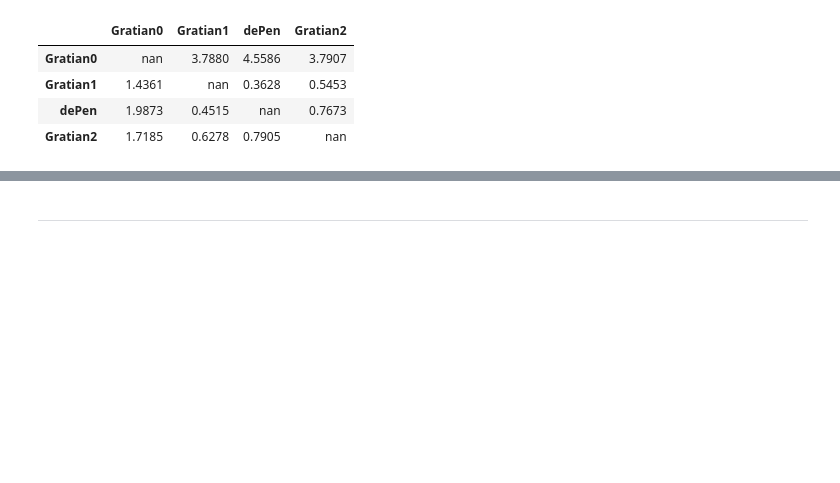
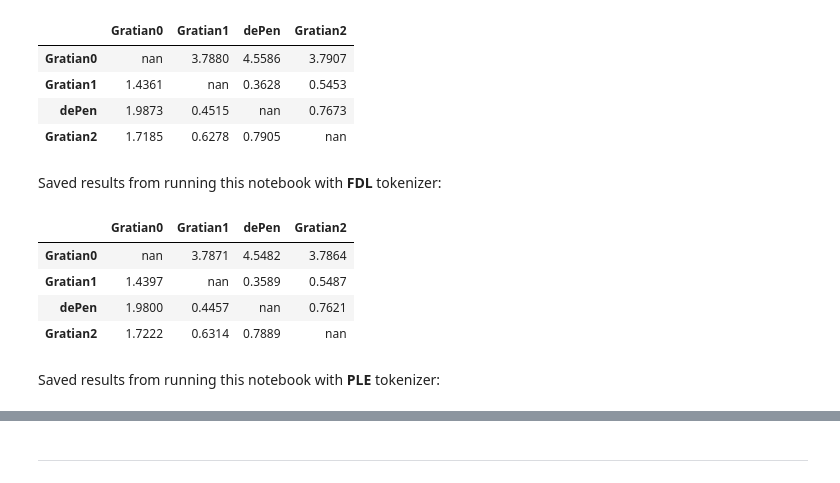
Before and after one commit to decretist/Dissertation, a Jupyter notebook: Notebooks/Burrows/Burrows3.ipynb, the cells around one changed output, grey strips where cells are left out. Drawn from its saved outputs; the diff is of its cells as text; code cells hidden in the pictures; blank space fills up the shorter version.

```diff
--- a/Notebooks/Burrows/Burrows3.ipynb
+++ b/Notebooks/Burrows/Burrows3.ipynb
@@ -147,3 +150,16 @@ deltas
 | Gratian1 | 1.4361 | nan | 0.3628 | 0.5453 |
 | dePen | 1.9873 | 0.4515 | nan | 0.7673 |
 | Gratian2 | 1.7185 | 0.6278 | 0.7905 | nan |
+# %% [markdown]
+Saved results from running this notebook with **FDL** tokenizer:
+# %%
+saved = pd.read_csv('CSVs/saved0.csv', index_col=0)
+saved
+# %% [output]
+|  | Gratian0 | Gratian1 | dePen | Gratian2 |
+| Gratian0 | nan | 3.7871 | 4.5482 | 3.7864 |
+| Gratian1 | 1.4397 | nan | 0.3589 | 0.5487 |
+| dePen | 1.9800 | 0.4457 | nan | 0.7621 |
+| Gratian2 | 1.7222 | 0.6314 | 0.7889 | nan |
+# %% [markdown]
+Saved results from running this notebook with **PLE** tokenizer:
```
Also changed, not shown: parts of 2 cells of this notebook, 2 other files.
